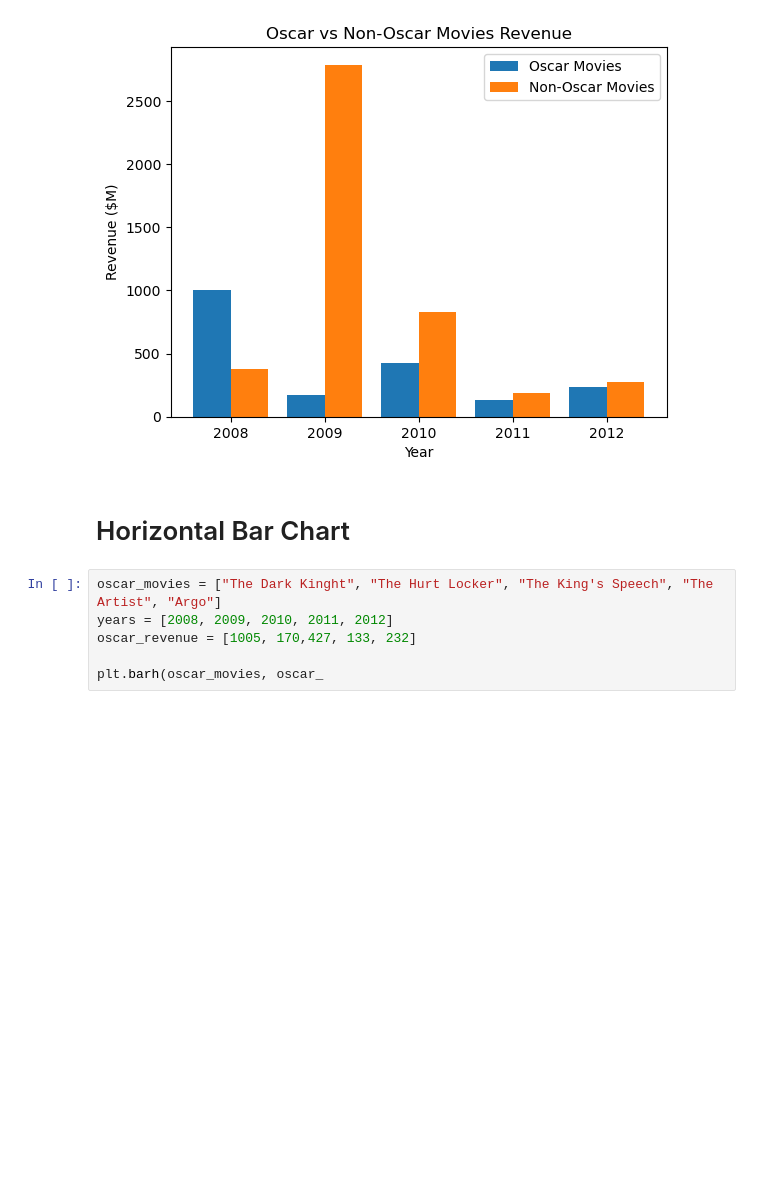
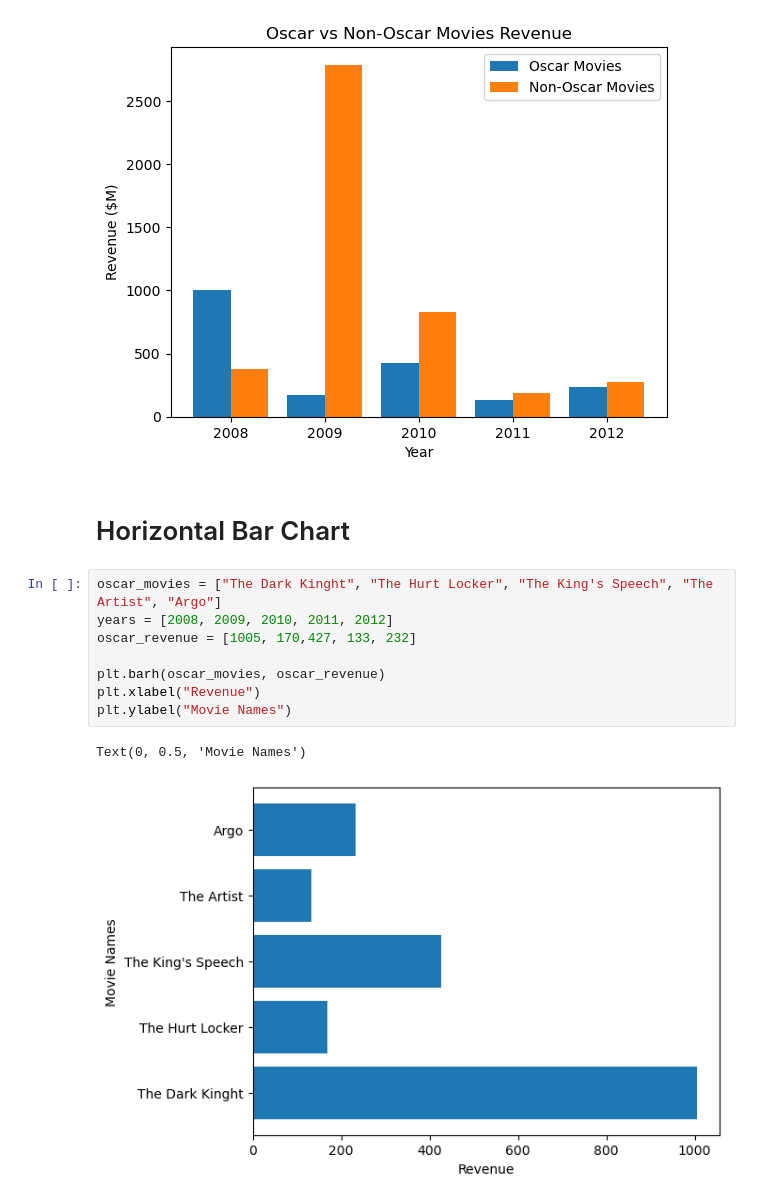
Before and after one commit to adi-padmarajan/Data-Visualization-Notebook, a Jupyter notebook: code.ipynb, the cells around one changed output. Drawn from its saved outputs; the diff is of its cells as text; blank space fills up the shorter version.

```diff
--- a/code.ipynb
+++ b/code.ipynb
@@ -185,6 +184,11 @@ plt.show()
 # %%
 oscar_movies = ["The Dark Kinght", "The Hurt Locker", "The King's Speech", "The Artist", "Argo"]
 years = [2008, 2009, 2010, 2011, 2012]
 oscar_revenue = [1005, 170,427, 133, 232]
 
-plt.barh(oscar_movies, oscar_
+plt.barh(oscar_movies, oscar_revenue)
+plt.xlabel("Revenue")
+plt.ylabel("Movie Names")
+# %% [output]
+Text(0, 0.5, 'Movie Names')
+[figure, added]
```
Also changed, not shown: parts of 3 cells of this notebook, 1 other file.
